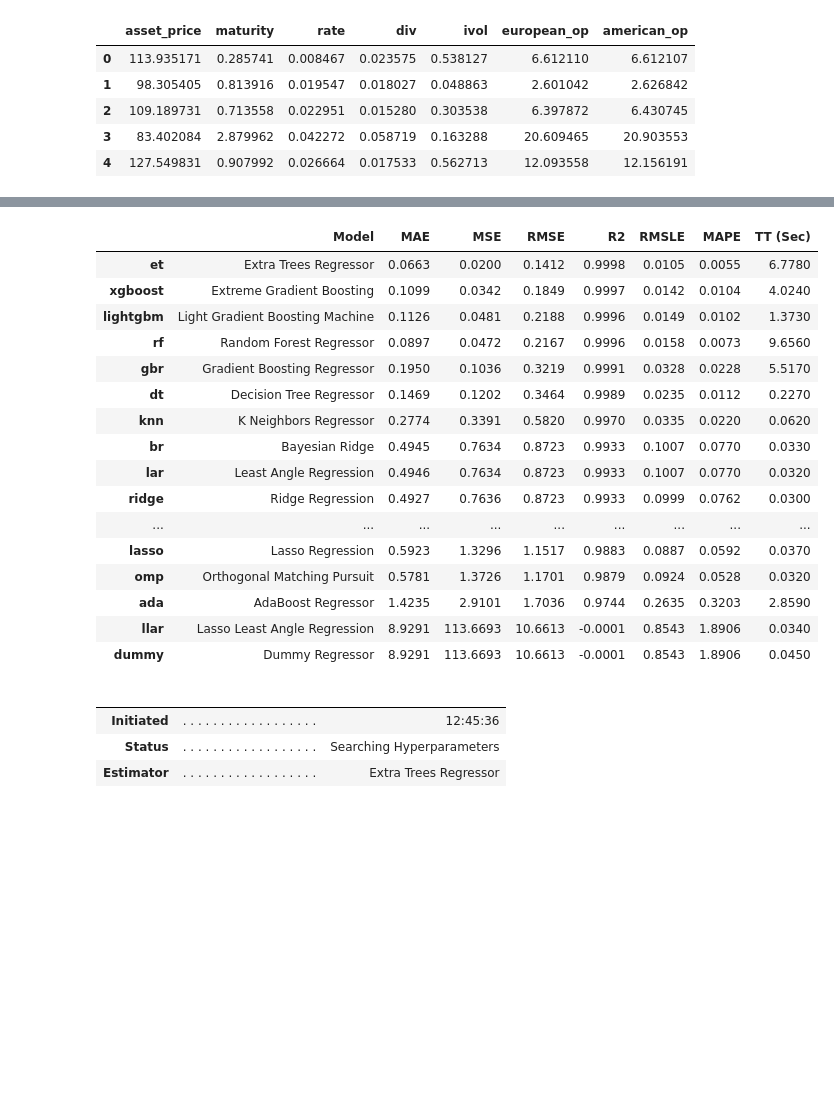
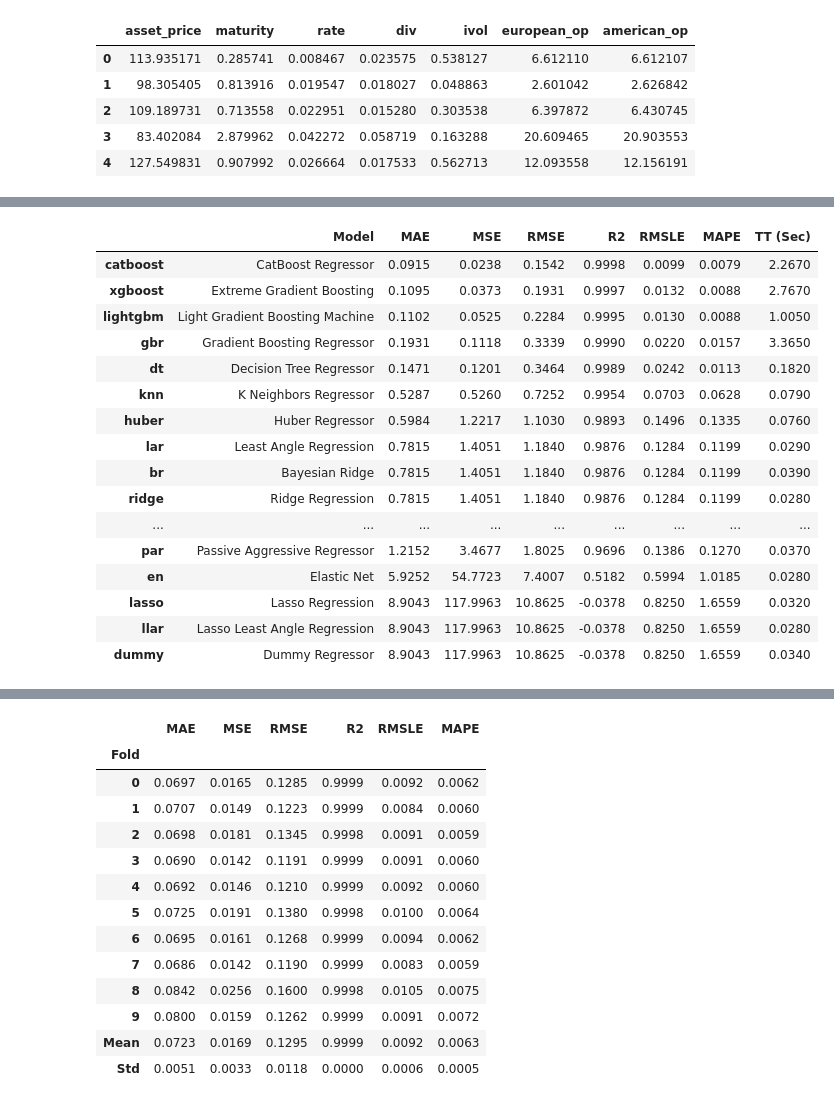
Before and after one commit to nazike/Options_Pricing_Analysis, a Jupyter notebook: Options_Pricing_Direct_method.ipynb, the cells around one changed output, grey strips where cells are left out. Cells and saved outputs as stored; diff of their text form; code cells hidden in the pictures; blank space fills up the shorter version.

Commit message:
Updated models

```diff
--- a/Options_Pricing_Direct_method.ipynb
+++ b/Options_Pricing_Direct_method.ipynb
@@ -93,7 +63,26 @@ KeyboardInterrupt:
+# %%
+top3 = compare_models(n_select = 3, exclude=['et','rf'])
+# %% [output]
+|  | Model | MAE | MSE | RMSE | R2 | RMSLE | MAPE | TT (Sec) |
+| catboost | CatBoost Regressor | 0.0915 | 0.0238 | 0.1542 | 0.9998 | 0.0099 | 0.0079 | 2.2670 |
+| xgboost | Extreme Gradient Boosting | 0.1095 | 0.0373 | 0.1931 | 0.9997 | 0.0132 | 0.0088 | 2.7670 |
+| lightgbm | Light Gradient Boosting Machine | 0.1102 | 0.0525 | 0.2284 | 0.9995 | 0.0130 | 0.0088 | 1.0050 |
+| gbr | Gradient Boosting Regressor | 0.1931 | 0.1118 | 0.3339 | 0.9990 | 0.0220 | 0.0157 | 3.3650 |
+| dt | Decision Tree Regressor | 0.1471 | 0.1201 | 0.3464 | 0.9989 | 0.0242 | 0.0113 | 0.1820 |
+| knn | K Neighbors Regressor | 0.5287 | 0.5260 | 0.7252 | 0.9954 | 0.0703 | 0.0628 | 0.0790 |
+| huber | Huber Regressor | 0.5984 | 1.2217 | 1.1030 | 0.9893 | 0.1496 | 0.1335 | 0.0760 |
+| lar | Least Angle Regression | 0.7815 | 1.4051 | 1.1840 | 0.9876 | 0.1284 | 0.1199 | 0.0290 |
+| br | Bayesian Ridge | 0.7815 | 1.4051 | 1.1840 | 0.9876 | 0.1284 | 0.1199 | 0.0390 |
+| ridge | Ridge Regression | 0.7815 | 1.4051 | 1.1840 | 0.9876 | 0.1284 | 0.1199 | 0.0280 |
+| ... | ... | ... | ... | ... | ... | ... | ... | ... |
+| par | Passive Aggressive Regressor | 1.2152 | 3.4677 | 1.8025 | 0.9696 | 0.1386 | 0.1270 | 0.0370 |
+| en | Elastic Net | 5.9252 | 54.7723 | 7.4007 | 0.5182 | 0.5994 | 1.0185 | 0.0280 |
+| lasso | Lasso Regression | 8.9043 | 117.9963 | 10.8625 | -0.0378 | 0.8250 | 1.6559 | 0.0320 |
+| llar | Lasso Least Angle Regression | 8.9043 | 117.9963 | 10.8625 | -0.0378 | 0.8250 | 1.6559 | 0.0280 |
+| dummy | Dummy Regressor | 8.9043 | 117.9963 | 10.8625 | -0.0378 | 0.8250 | 1.6559 | 0.0340 |
 # %%
-top3_with_ordinary_features = compare_models(n_select = 3)
-tuned_top3_with_ordinary_feature = [tune_model(i) for i in top3_with_ordinary_features]
-blender = blend_models(tuned_top3_with_ordinary_feature)
-stacker = stack_models(tuned_top3_with_ordinary_feature)
+tuned_top3 = [tune_model(i) for i in top3]
+blender = blend_models(tuned_top3)
+stacker = stack_models(tuned_top3)
 best_mae_model = automl(optimize = 'MAE')
 # %% [output]
@@ -101,22 +89,14 @@ best_mae_model = automl(optimize = 'MAE')
-|  | Model | MAE | MSE | RMSE | R2 | RMSLE | MAPE | TT (Sec) |
-| et | Extra Trees Regressor | 0.0663 | 0.0200 | 0.1412 | 0.9998 | 0.0105 | 0.0055 | 6.7780 |
-| xgboost | Extreme Gradient Boosting | 0.1099 | 0.0342 | 0.1849 | 0.9997 | 0.0142 | 0.0104 | 4.0240 |
-| lightgbm | Light Gradient Boosting Machine | 0.1126 | 0.0481 | 0.2188 | 0.9996 | 0.0149 | 0.0102 | 1.3730 |
-| rf | Random Forest Regressor | 0.0897 | 0.0472 | 0.2167 | 0.9996 | 0.0158 | 0.0073 | 9.6560 |
-| gbr | Gradient Boosting Regressor | 0.1950 | 0.1036 | 0.3219 | 0.9991 | 0.0328 | 0.0228 | 5.5170 |
-| dt | Decision Tree Regressor | 0.1469 | 0.1202 | 0.3464 | 0.9989 | 0.0235 | 0.0112 | 0.2270 |
-| knn | K Neighbors Regressor | 0.2774 | 0.3391 | 0.5820 | 0.9970 | 0.0335 | 0.0220 | 0.0620 |
-| br | Bayesian Ridge | 0.4945 | 0.7634 | 0.8723 | 0.9933 | 0.1007 | 0.0770 | 0.0330 |
-| lar | Least Angle Regression | 0.4946 | 0.7634 | 0.8723 | 0.9933 | 0.1007 | 0.0770 | 0.0320 |
-| ridge | Ridge Regression | 0.4927 | 0.7636 | 0.8723 | 0.9933 | 0.0999 | 0.0762 | 0.0300 |
-| ... | ... | ... | ... | ... | ... | ... | ... | ... |
-| lasso | Lasso Regression | 0.5923 | 1.3296 | 1.1517 | 0.9883 | 0.0887 | 0.0592 | 0.0370 |
-| omp | Orthogonal Matching Pursuit | 0.5781 | 1.3726 | 1.1701 | 0.9879 | 0.0924 | 0.0528 | 0.0320 |
-| ada | AdaBoost Regressor | 1.4235 | 2.9101 | 1.7036 | 0.9744 | 0.2635 | 0.3203 | 2.8590 |
-| llar | Lasso Least Angle Regression | 8.9291 | 113.6693 | 10.6613 | -0.0001 | 0.8543 | 1.8906 | 0.0340 |
-| dummy | Dummy Regressor | 8.9291 | 113.6693 | 10.6613 | -0.0001 | 0.8543 | 1.8906 | 0.0450 |
+|  | MAE | MSE | RMSE | R2 | RMSLE | MAPE |
+| Fold |  |  |  |  |  |  |
+| 0 | 0.0697 | 0.0165 | 0.1285 | 0.9999 | 0.0092 | 0.0062 |
+| 1 | 0.0707 | 0.0149 | 0.1223 | 0.9999 | 0.0084 | 0.0060 |
+| 2 | 0.0698 | 0.0181 | 0.1345 | 0.9998 | 0.0091 | 0.0059 |
+| 3 | 0.0690 | 0.0142 | 0.1191 | 0.9999 | 0.0091 | 0.0060 |
+| 4 | 0.0692 | 0.0146 | 0.1210 | 0.9999 | 0.0092 | 0.0060 |
+| 5 | 0.0725 | 0.0191 | 0.1380 | 0.9998 | 0.0100 | 0.0064 |
+| 6 | 0.0695 | 0.0161 | 0.1268 | 0.9999 | 0.0094 | 0.0062 |
+| 7 | 0.0686 | 0.0142 | 0.1190 | 0.9999 | 0.0083 | 0.0059 |
+| 8 | 0.0842 | 0.0256 | 0.1600 | 0.9998 | 0.0105 | 0.0075 |
+| 9 | 0.0800 | 0.0159 | 0.1262 | 0.9999 | 0.0091 | 0.0072 |
+| Mean | 0.0723 | 0.0169 | 0.1295 | 0.9999 | 0.0092 | 0.0063 |
+| Std | 0.0051 | 0.0033 | 0.0118 | 0.0000 | 0.0006 | 0.0005 |
-|  |  |  |
-|  |  |  |
-| Initiated | . . . . . . . . . . . . . . . . . . | 12:45:36 |
-| Status | . . . . . . . . . . . . . . . . . . | Searching Hyperparameters |
-| Estimator | . . . . . . . . . . . . . . . . . . | Extra Trees Regressor |
```
Also changed, not shown: parts of 29 cells of this notebook, 15 other files.
